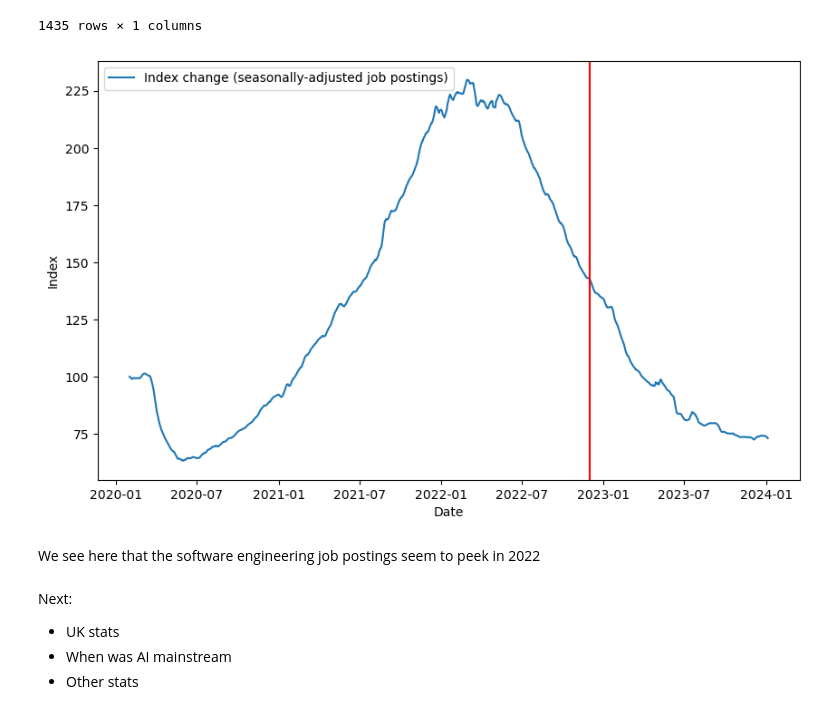
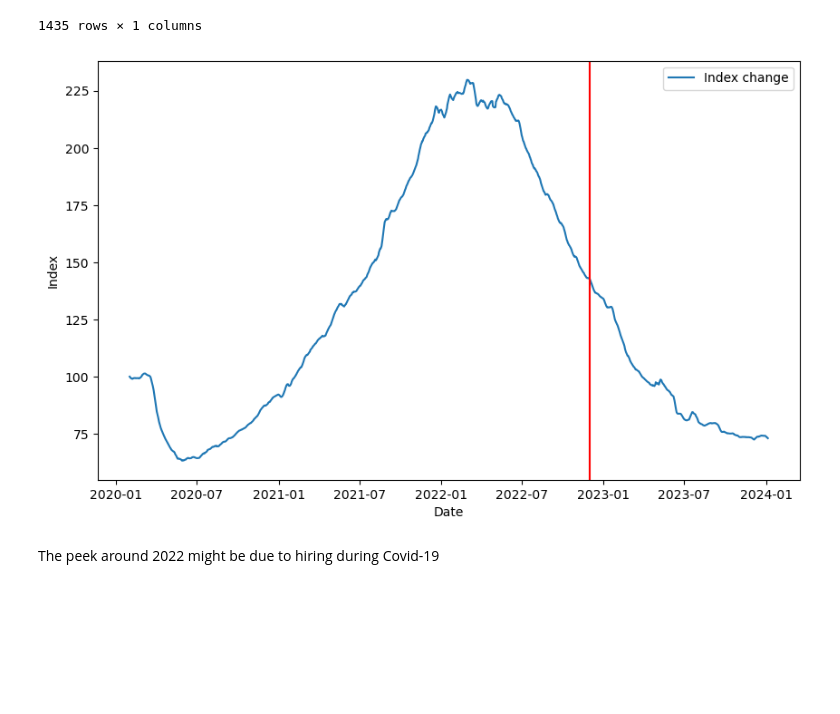
Before and after one commit to SammyAbukmeil/ai-software-engineering-impact, a Jupyter notebook: impact-of-ai-sofware-engineering-jobs.ipynb, the cells around one changed output. Cells and saved outputs as stored; diff of their text form; code cells hidden in the pictures; blank space fills up the shorter version.

```diff
--- a/impact-of-ai-sofware-engineering-jobs.ipynb
+++ b/impact-of-ai-sofware-engineering-jobs.ipynb
@@ -127,19 +98,17 @@ The column name for the index seems to be a code for this economic data, let's c
 # %%
 import matplotlib.pyplot as plt
 
 plt.figure(figsize=(10,6))
-plt.plot(df, label="Index change (seasonally-adjusted job postings)")
+plt.plot(df, label="Index change")
+
+# Add a line for the date when Chat GPT was released
 plt.axvline(pd.Timestamp('2022-11-30'),color='r')
+
 plt.xlabel("Date")
 plt.ylabel("Index")
 plt.legend()
 plt.show()
 # %% [output]
-[figure, old version]
+[figure, new version]
 # %% [markdown]
-We see here that the software engineering job postings seem to peek in 2022
+The peek around 2022 might be due to hiring during Covid-19
-# %% [markdown]
-Next:
-- UK stats
-- When was AI mainstream
-- Other stats
```
Also changed, not shown: parts of 16 cells of this notebook, 1 other file.
